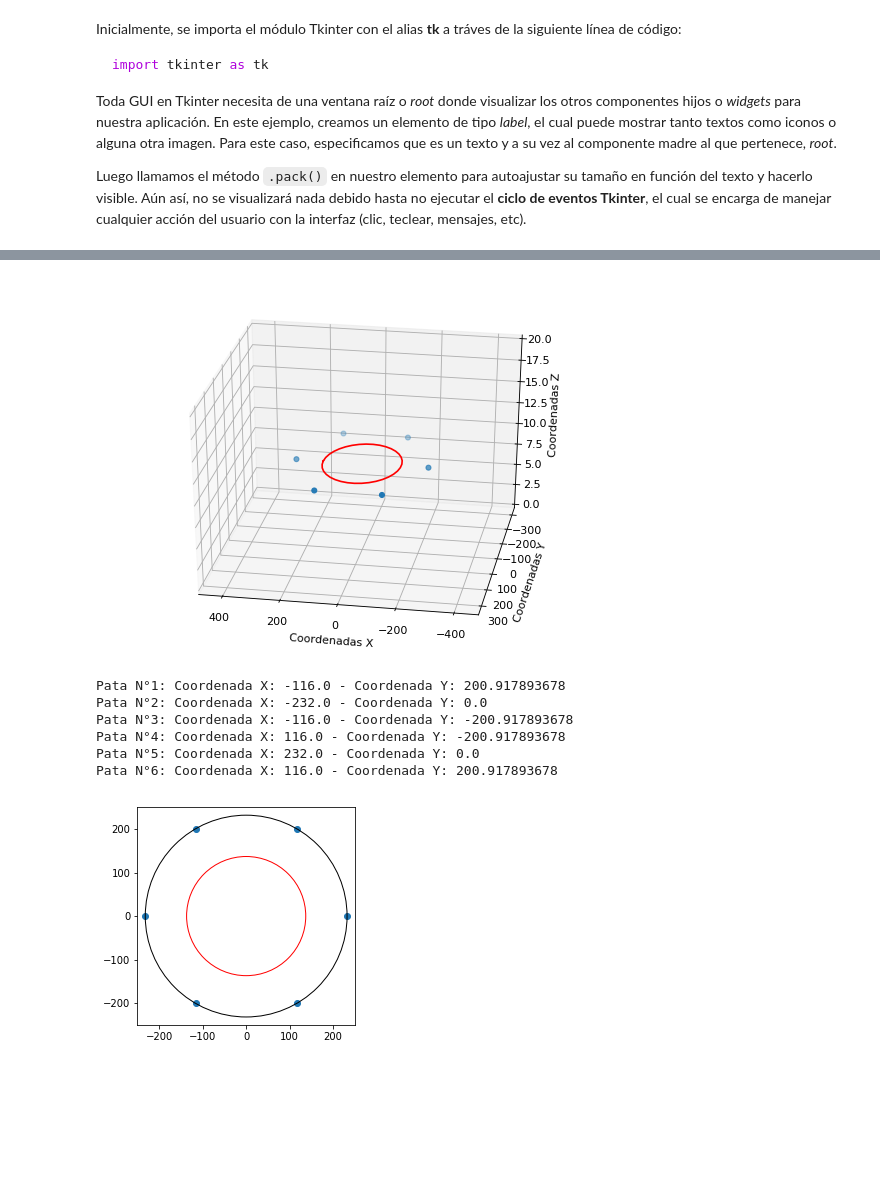
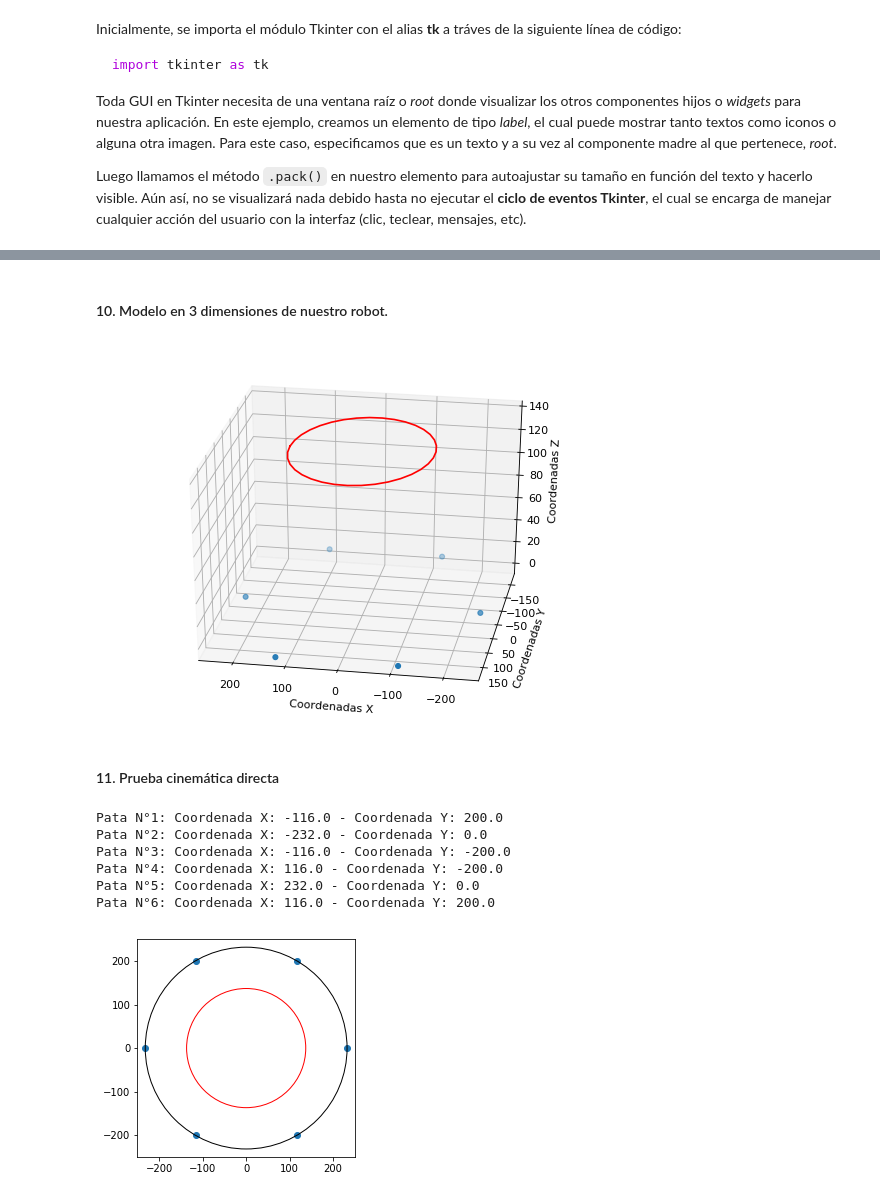
Before and after one commit to KingDarBoja/HexapodPF, a Jupyter notebook: PythonIK/CinematicaInversaHexapodo.ipynb, the cells around one changed output, grey strips where cells are left out. Saved outputs shown, nothing was run; the diff lists cells and outputs as text; code cells hidden in the pictures; blank space fills up the shorter version.

```diff
--- a/PythonIK/CinematicaInversaHexapodo.ipynb
+++ b/PythonIK/CinematicaInversaHexapodo.ipynb
@@ -157,9 +168,8 @@ TransfMatrRPY_IK = RotMatrRPY.T.col_insert(3, RotMatrRPY.T*Matrix([X_t, Y_t, Z_t
 # Esto es equivalente a la siguiente operación.
 # TransfMatrRPY_IK = simplify(TransfMatrRPY**-1)
 
-# Toca simplificar este pedazo, ya que utilizmo mucho esta variable como tal.
-(TransfMatrRPY_IK*TransfMatrBP)
-
+# Toca simplificar este pedazo, ya que utilizo mucho esta variable como tal.
+TransfMatrGBP = TransfMatrRPY_IK*TransfMatrBP
 
 # Transformación Inversa - Cuerpo hasta la pata (Eslabón 0)
 TransfMatrLF_IK = TransfMatrBP.subs(g_k, 2*pi/3)**-1
@@ -293,3 +354,5 @@ Lista de los ángulos theta 1 calculados:
+# %% [markdown]
+#### 10. Modelo en 3 dimensiones de nuestro robot.
 # %%
 '''
 ========================
@@ -312,49 +375,51 @@ ax_0.scatter(CoordXYZ_Paw[:,0],CoordXYZ_Paw[:,1],CoordXYZ_Paw[:,2])
 HexapodFrame = np.zeros((3, int(360/10)))
 for i in range(0, HexapodFrame.shape[1]):
     # Aqui va la simplificada la cual hablo en el código de mas arriba
-    HexapodFrame[0,i] = .subs([(g_k, np.radians(360/(HexapodFrame.shape[1] - 1) * i))] + inVal).col(-1)[0]
-    HexapodFrame[1,i] = .subs([(g_k, np.radians(360/(HexapodFrame.shape[1] - 1) * i))] + inVal).col(-1)[1]
-    HexapodFrame[2,i] = .subs([(g_k, np.radians(360/(HexapodFrame.shape[1] - 1) * i))] + inVal).col(-1)[2]
+    HexapodFrame[0,i] = TransfMatrGBP.subs([(g_k, np.radians(360/(HexapodFrame.shape[1] - 1) * i))] + inVal).col(-1)[0]
+    HexapodFrame[1,i] = TransfMatrGBP.subs([(g_k, np.radians(360/(HexapodFrame.shape[1] - 1) * i))] + inVal).col(-1)[1]
+    HexapodFrame[2,i] = TransfMatrGBP.subs([(g_k, np.radians(360/(HexapodFrame.shape[1] - 1) * i))] + inVal).col(-1)[2]
 
 ax_0.plot(HexapodFrame.T[:,0], HexapodFrame.T[:,1], HexapodFrame.T[:,2], c ='r')
 
 # Equalizado del eje
 ax_0.axis('equal')
 
 # Creamos una caja falsa para simular la relación de aspecto
 max_X = CoordXYZ_Paw[:,0].max()
 min_X = CoordXYZ_Paw[:,0].min()
 max_Y = CoordXYZ_Paw[:,1].max()
 min_Y = CoordXYZ_Paw[:,1].min()
 max_Z = CoordXYZ_Paw[:,2].max()
 min_Z = CoordXYZ_Paw[:,2].min()
 
 max_range = np.array([max_X - min_X, max_Y - max_Y, max_Z - min_Z]).max()
 mid_x = (max_X + min_X) * 0.5
 mid_y = (max_Y + min_Y) * 0.5
 mid_z = (max_Z + min_Z) * 0.5
-ax_0.set_xlim(mid_x - max_range, mid_x + max_range)
-ax_0.set_ylim(mid_y - max_range, mid_y + max_range)
-ax_0.set_zlim(mid_z - min_Z, mid_z + max_Z)
+# ax_0.set_xlim(mid_x - max_range, mid_x + max_range)
+# ax_0.set_ylim(mid_y - max_range, mid_y + max_range)
+# ax_0.set_zlim(mid_z - min_Z, mid_z + max_Z)
 
 # Etiquetas de los ejes
 xlab = 'Coordenadas X'
 ylab = 'Coordenadas Y'
 zlab = 'Coordenadas Z'
 ax_0.set_xlabel(xlab)
 ax_0.set_ylabel(ylab)
 ax_0.set_zlabel(zlab)
 
 # Cambiamos la vista de la cámara
 ax_0.view_init(30, 100)
 
 plt.show();
 # %% [output]
-[figure, old version]
+[figure, new version]
+# %% [markdown]
+#### 11. Prueba cinemática directa
 # %%
 # Prueba de la cinematica directa.
 inVal2 = [(alpha, 0), (beta, 0), (gamma, 0),
-          (t_1, 0), (t_2, 0), (t_3, pi/2),
+          (t_1, 0), (t_2, 0), (t_3, math.pi/2),
           (L_1, 38.5), (L_2, 56.5), (L_3, 143.5),
           (d_L, 45), (r_c, 137), (X_t, 0), (Y_t, 0), (Z_t, 10)]
 
@@ -367,6 +432,8 @@ for i in range(TransfMatr_DK.shape[0]) :
     TransfMatr_DK[i][3] = subsMatr(TransfMatrRR_G[i], inVal2)
     TransfMatr_DK[i][4] = subsMatr(TransfMatrRM_G[i], inVal2)
     TransfMatr_DK[i][5] = subsMatr(TransfMatrRF_G[i], inVal2)
+
+TransfMatr_DK = np.trunc(TransfMatr_DK)
 
 for index, value in enumerate(TransfMatr_DK.T) :
     print("Pata N°%d: " % (index+1) + "Coordenada X: " + str(value[0])  + " - Coordenada Y: " + str(value[1]))
@@ -395,10 +462,10 @@ ax2.add_patch(
 );
 plt.show()
 # %% [output]
-Pata N°1: Coordenada X: -116.0 - Coordenada Y: 200.917893678
+Pata N°1: Coordenada X: -116.0 - Coordenada Y: 200.0
 Pata N°2: Coordenada X: -232.0 - Coordenada Y: 0.0
-Pata N°3: Coordenada X: -116.0 - Coordenada Y: -200.917893678
-Pata N°4: Coordenada X: 116.0 - Coordenada Y: -200.917893678
+Pata N°3: Coordenada X: -116.0 - Coordenada Y: -200.0
+Pata N°4: Coordenada X: 116.0 - Coordenada Y: -200.0
 Pata N°5: Coordenada X: 232.0 - Coordenada Y: 0.0
-Pata N°6: Coordenada X: 116.0 - Coordenada Y: 200.917893678
+Pata N°6: Coordenada X: 116.0 - Coordenada Y: 200.0
 [figure]
```
Also changed, not shown: parts of 18 cells of this notebook.
